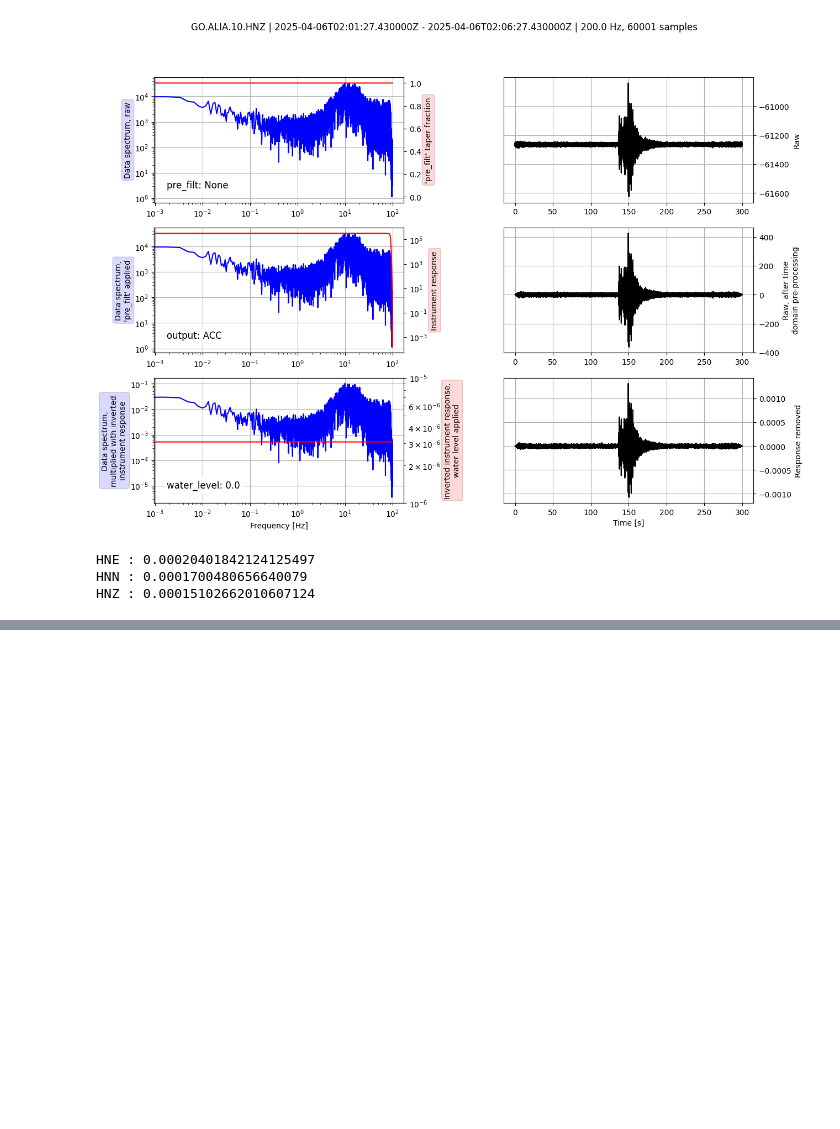
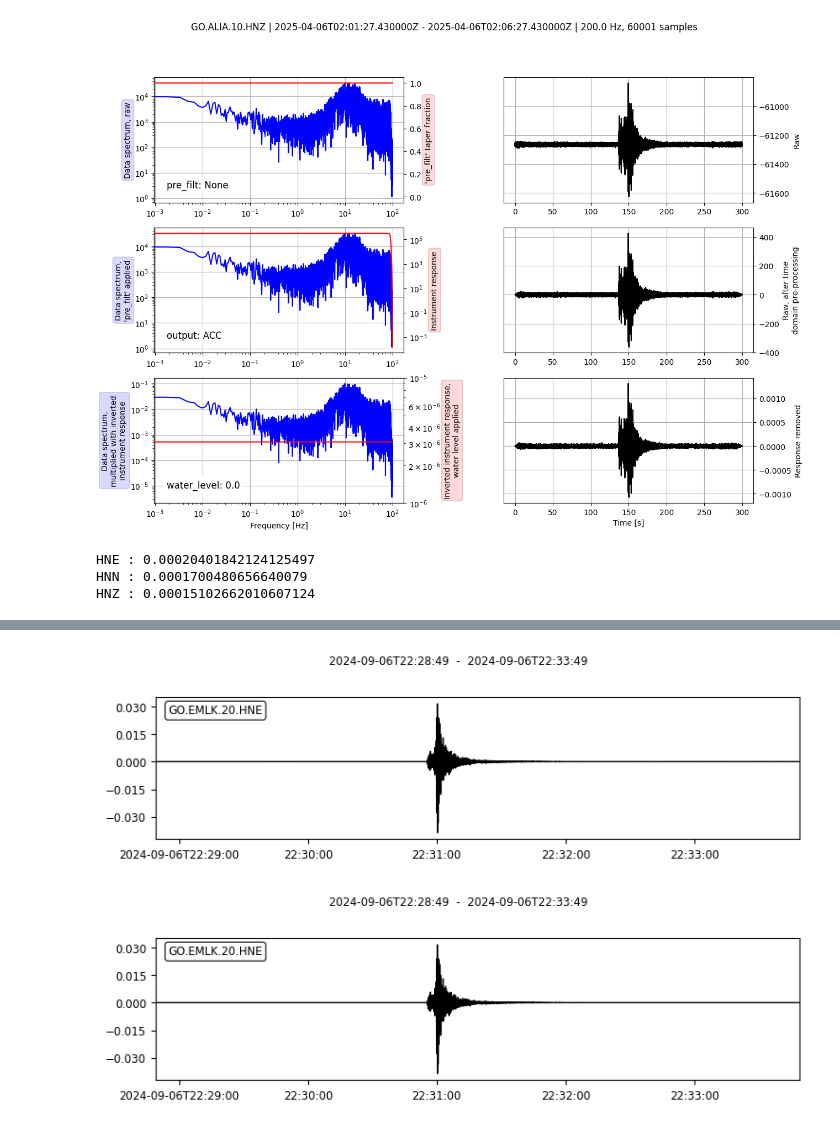
Before and after one commit to iesuser/Acceleration_mseed, a Jupyter notebook: plot_ascii.ipynb, the cells around one changed output, grey strips where cells are left out. Cells and saved outputs as stored; diff of their text form; code cells hidden in the pictures; blank space fills up the shorter version.

```diff
--- a/plot_ascii.ipynb
+++ b/plot_ascii.ipynb
@@ -39,3 +39,8 @@ for tr in stream:
 HNE : 0.00020401842124125497
 HNN : 0.0001700480656640079
 HNZ : 0.00015102662010607124
+# %%
+st = read("/home/sysop/Code/Acceleration_mseed/temp/2024/GO/2024-09-06T22:30:49.000000Z/EMLK/2024-09-06T22:30:49.000000Z_GO_EMLK_HNE.ascii")
+print(st)
+st.plot()
+# %% [output]
@@ -41,0 +49,2 @@ HNZ : 0.00015102662010607124
+[figure, added]
+[figure, added]
```
Also changed, not shown: parts of 1 cell of this notebook, 6 other files.
